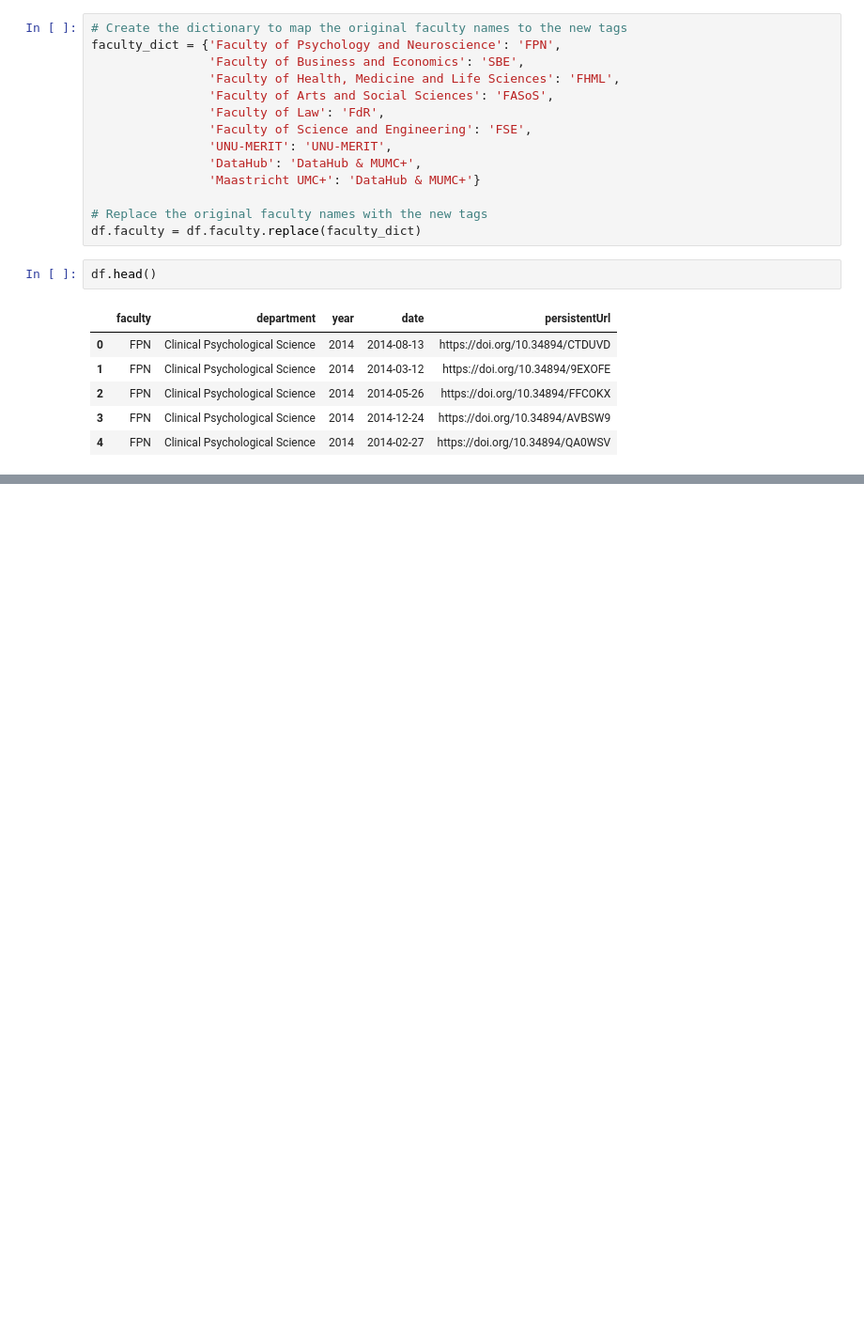
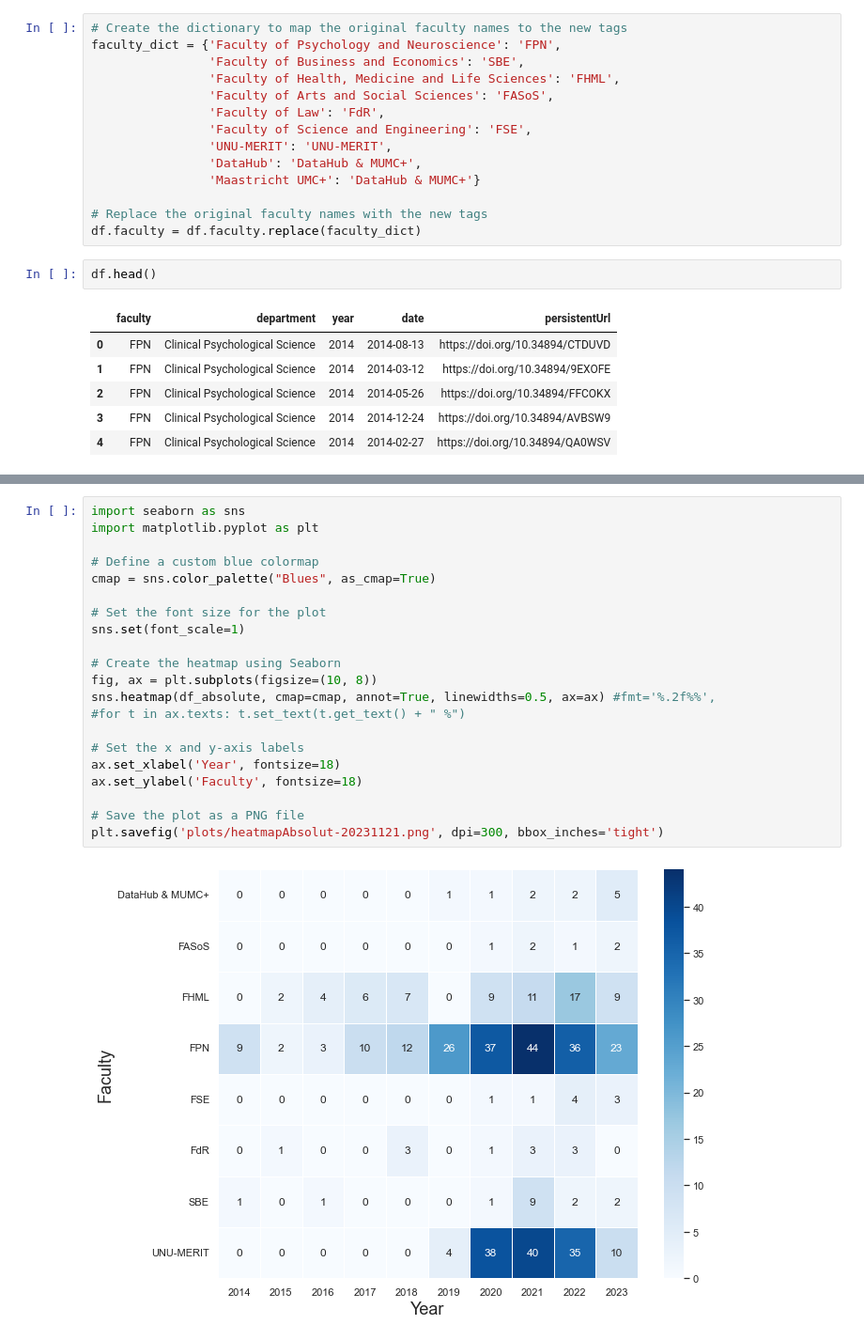
Before and after one commit to MaastrichtU-Library/dataverse-analysis, a Jupyter notebook: DataverseNL Overview.ipynb, the cells around one changed output, grey strips where cells are left out. Shown at 94% size. Saved outputs shown, nothing was run; the diff lists cells and outputs as text; blank space fills up the shorter version.

```diff
--- a/DataverseNL Overview.ipynb
+++ b/DataverseNL Overview.ipynb
@@ -216,0 +221,23 @@ plt.savefig('plots/heatmapRelative.png', dpi=300, bbox_inches='tight')
+# %%
+import seaborn as sns
+import matplotlib.pyplot as plt
+
+# Define a custom blue colormap
+cmap = sns.color_palette("Blues", as_cmap=True)
+
+# Set the font size for the plot
+sns.set(font_scale=1)
+
+# Create the heatmap using Seaborn
+fig, ax = plt.subplots(figsize=(10, 8))
+sns.heatmap(df_absolute, cmap=cmap, annot=True, linewidths=0.5, ax=ax) #fmt='%.2f%%',
+#for t in ax.texts: t.set_text(t.get_text() + " %")
+
+# Set the x and y-axis labels
+ax.set_xlabel('Year', fontsize=18)
+ax.set_ylabel('Faculty', fontsize=18)
+
+# Save the plot as a PNG file
+plt.savefig('plots/heatmapAbsolut-20231121.png', dpi=300, bbox_inches='tight')
+# %% [output]
+[figure, added]
```
Also changed, not shown: parts of 6 cells of this notebook, 4 other files.
